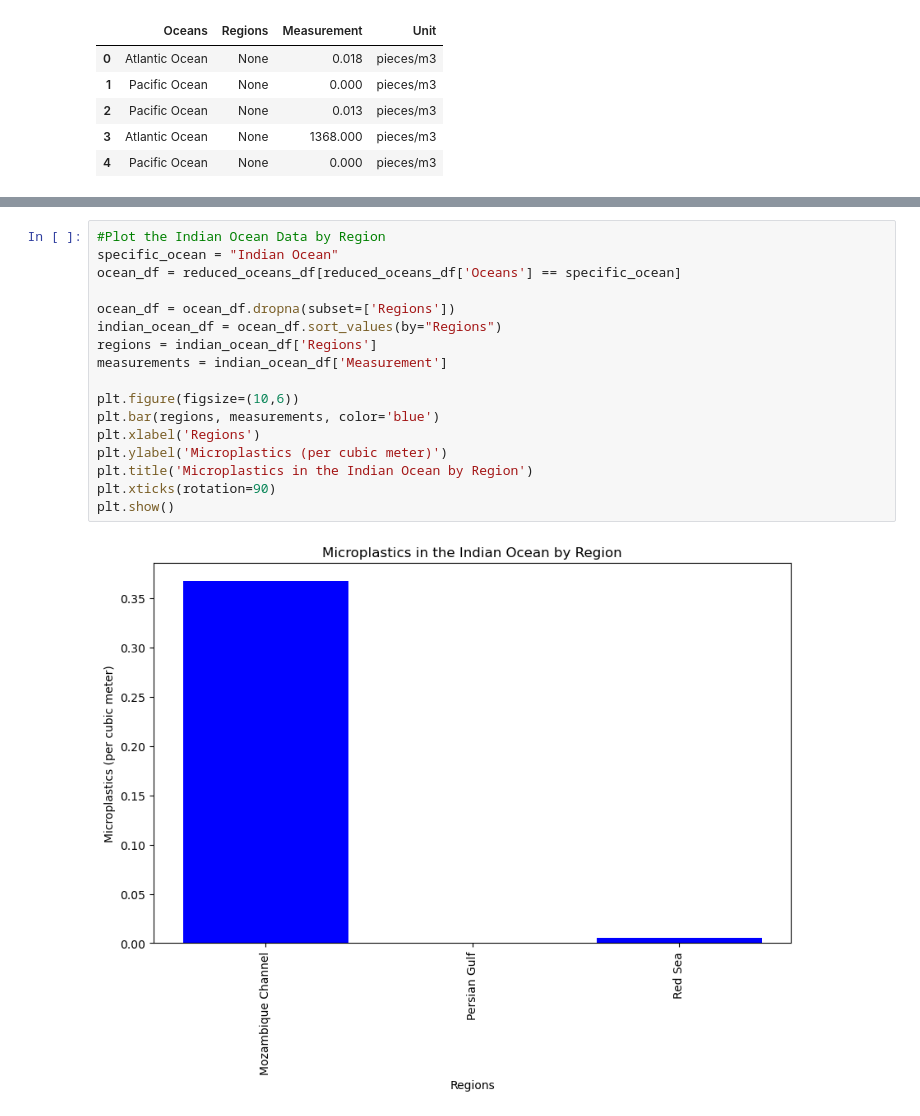
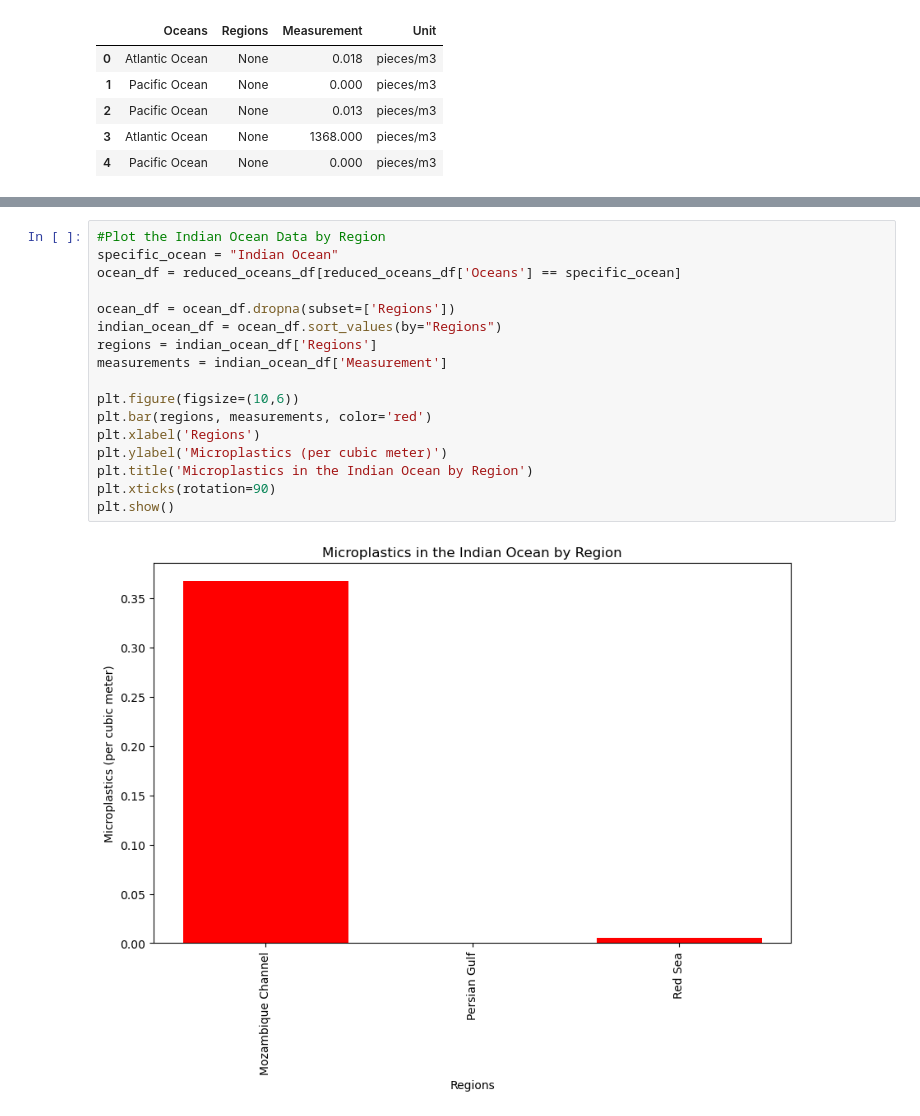
Before and after one commit to emilybomber/Project-3, a Jupyter notebook: Microplastic_JNotebook.ipynb, the cells around one changed output, grey strips where cells are left out. Saved outputs shown, nothing was run; the diff lists cells and outputs as text.

Commit message:
Updated chart colors in jnotebook file

```diff
--- a/Microplastic_JNotebook.ipynb
+++ b/Microplastic_JNotebook.ipynb
@@ -238,19 +238,19 @@ plt.show()
 # %%
 #Plot the Indian Ocean Data by Region
 specific_ocean = "Indian Ocean"
 ocean_df = reduced_oceans_df[reduced_oceans_df['Oceans'] == specific_ocean]
 
 ocean_df = ocean_df.dropna(subset=['Regions'])
 indian_ocean_df = ocean_df.sort_values(by="Regions")
 regions = indian_ocean_df['Regions']
 measurements = indian_ocean_df['Measurement']
 
 plt.figure(figsize=(10,6))
-plt.bar(regions, measurements, color='blue')
+plt.bar(regions, measurements, color='red')
 plt.xlabel('Regions')
 plt.ylabel('Microplastics (per cubic meter)')
 plt.title('Microplastics in the Indian Ocean by Region')
 plt.xticks(rotation=90)
 plt.show()
 # %% [output]
-[figure, old version]
+[figure, new version]
```
Also changed, not shown: parts of 3 cells of this notebook.
